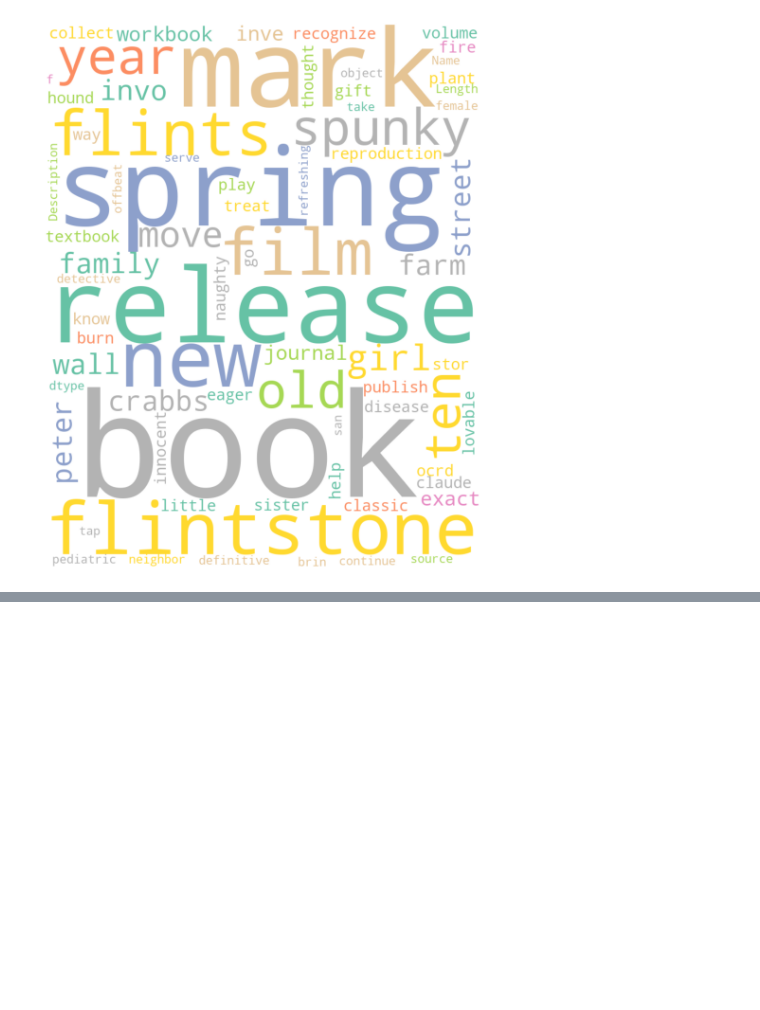
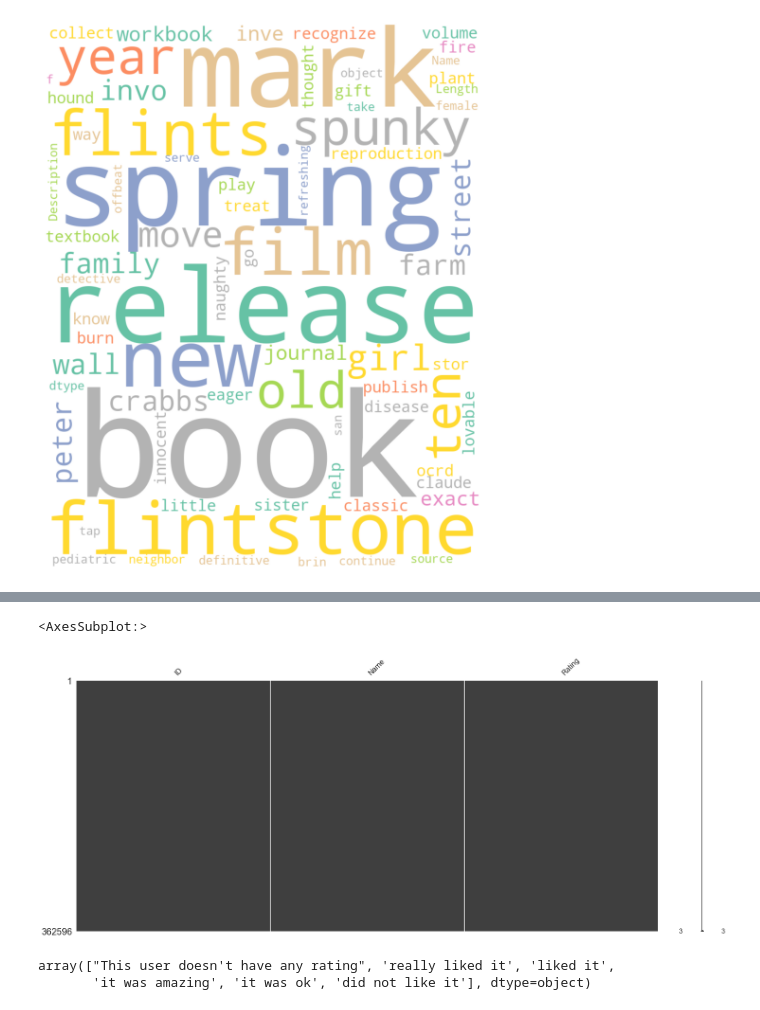
Before and after one commit to cecilegltslmcs/recommender_sys_books, a Jupyter notebook: P7_01_notebookcleaning.ipynb, the cells around one changed output, grey strips where cells are left out. Drawn from its saved outputs; the diff is of its cells as text; code cells hidden in the pictures; blank space fills up the shorter version.

Commit message:
Adding analysis of the users

```diff
--- a/P7_01_notebookcleaning.ipynb
+++ b/P7_01_notebookcleaning.ipynb
@@ -276,0 +287,17 @@ data.to_parquet("Datasets/dataset_model.parquet.gzip",
+# %%
+# importing different files and
+# concatenating in one dataset
+filepath = 'Datasets/'
+
+all_files = glob.glob(filepath + "users_ratings/*.csv")
+
+li = []
+
+for filename in all_files:
+    df = pd.read_csv(filename)
+    li.append(df)
+
+merged_users = pd.concat(li,
+                        axis=0,
+                        ignore_index=True)
+merged_users.head()
@@ -276,0 +311,11 @@ data.to_parquet("Datasets/dataset_model.parquet.gzip",
+# %%
+# Identify missing values
+msno.matrix(merged_users)
+# %% [output]
+<AxesSubplot:>
+[figure, added]
+# %%
+merged_users["Rating"].unique()
+# %% [output]
+array(["This user doesn't have any rating", 'really liked it', 'liked it',
+       'it was amazing', 'it was ok', 'did not like it'], dtype=object)
```
Also changed, not shown: parts of 17 cells of this notebook.
